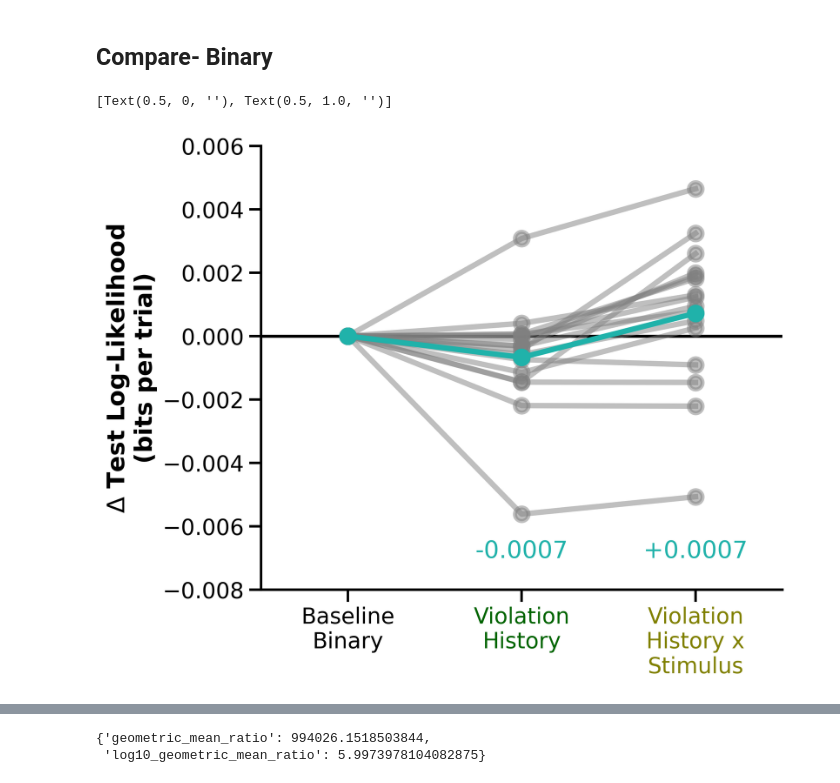
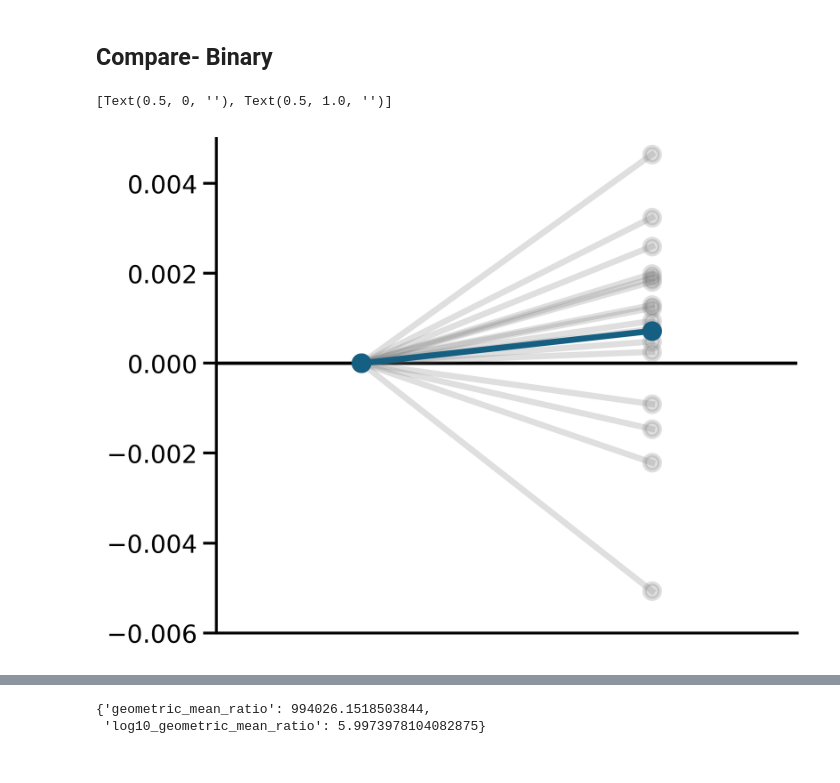
Before and after one commit to jess-breda/violations-multinomial, a Jupyter notebook: notebooks/thesis/FPO_4_violation_stim_intrx.ipynb, the cells around one changed output, grey strips where cells are left out. Saved outputs shown, nothing was run; the diff lists cells and outputs as text; code cells hidden in the pictures.

```diff
--- a/notebooks/thesis/FPO_4_violation_stim_intrx.ipynb
+++ b/notebooks/thesis/FPO_4_violation_stim_intrx.ipynb
@@ -350,61 +382,56 @@ mvcb = ModelVisualizerCompare(load_experiment(binary_compare_exp))
 
 ORDER = [
     "base",
-    "prev_viol_filtered",
     "prev_viol_filtered_itrx"
 ]
 LABELS = [
     "Baseline\nBinary",
-    "Violation\nHistory",
     "Violation\nHistory x\nStimulus"
 ]
 COLORS = [
     "k",
-    "darkgreen",
     "olive"
 ]
 
 bits_per_trial_df = mvcb.compute_bits_per_trial_df()
 bits_per_trial_df.model_name.unique()
 
-bits_per_trial_df = bits_per_trial_df.query("model_name == 'base' or model_name == 'prev_viol_filtered' or model_name == 'prev_viol_filtered_itrx'")
+bits_per_trial_df = bits_per_trial_df.query("model_name == 'base' or model_name == 'prev_viol_filtered_itrx'")
 # %%
 fig, ax = plt.subplots(figsize=(7, 6), dpi=300)
 sns.despine()
 
 ax.axhline(y=0, color="black", zorder=0)
-mvcm.plot_model_comparison(
+mvcb.plot_model_comparison(
     bits_per_trial_df,
     hue="animal_id",
     ax=ax,
     order=ORDER,
     palette=["gray"] * 16,
-    alpha = 0.5,
+    alpha = 0.25,
     y="bits_per_trial_relative_to_base"
 )
-mvcm.plot_model_comparison(
+mvcb.plot_model_comparison(
     bits_per_trial_df,
     ax=ax,
     order=ORDER,
-    color=c.BINARY_MODEL_COMPARE_COLOR,
+    color="#156082",
     errorbar=None,
     y="bits_per_trial_relative_to_base",
     ylabel="$\Delta$ Test Log-Likelihood \n(bits per trial)",
-    annotate=True,
-    y_annotate=-.007,
-    color_annotate=c.BINARY_MODEL_COMPARE_COLOR
+    annotate=False,
+
 )
-ax.set_xticks(range(len(LABELS)))
-ax.set_xticklabels(LABELS, rotation=0)
-tick_labels = ax.get_xticklabels()
-for label, color in zip(tick_labels, COLORS):
-    label.set_color(color)
+ax.set_xticks([])
+ax.set_xticklabels([])
 
-ax.set_ylabel("$\Delta$ Test Log-Likelihood \n(bits per trial)", fontweight="bold")
+ax.set_ylabel("")
+ax.set_xlabel("")
 
-ax.set_ylim(-.008, .006)
+
+ax.set_ylim(-.006, .005)
 ax.legend().remove()
 ax.set(xlabel="", title="")
 # %% [output]
 [Text(0.5, 0, ''), Text(0.5, 1.0, '')]
-[figure, old version]
+[figure, new version]
```
Also changed, not shown: parts of 7 cells of this notebook, 4 other files.
